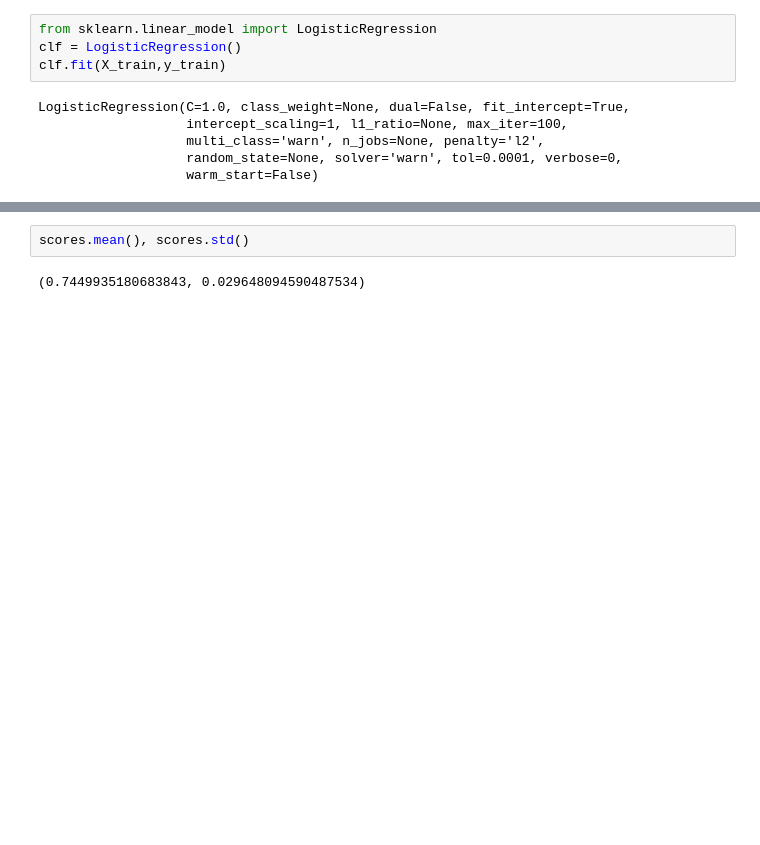
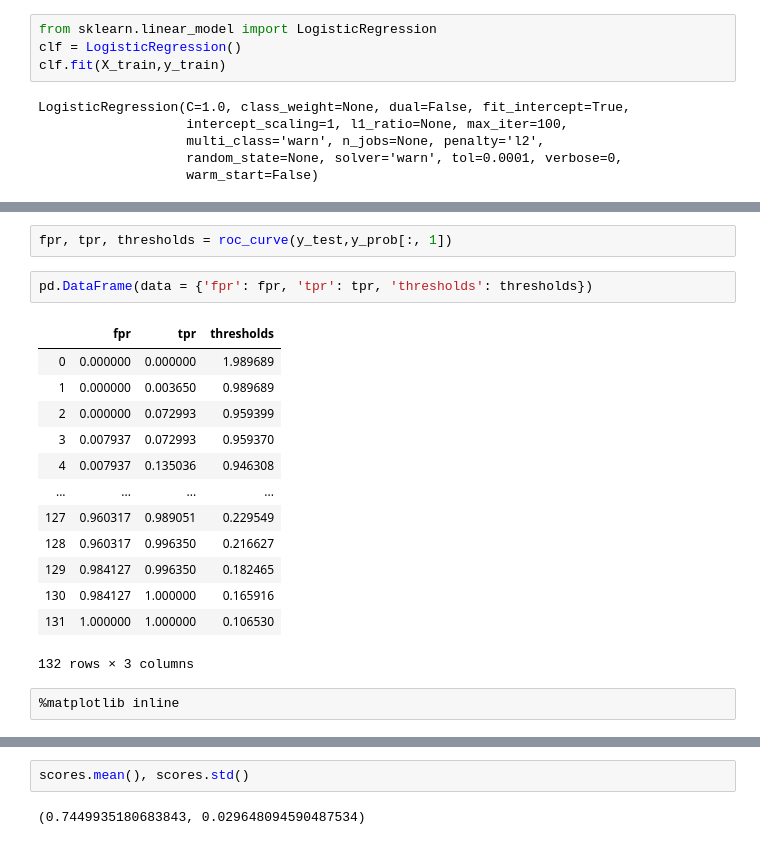
Before and after one commit to anqitu/adv-sklearn-training, a Jupyter notebook: exercises/exercises.ipynb, the cells around one changed output, grey strips where cells are left out. Cells and saved outputs as stored; diff of their text form; blank space fills up the shorter version.

```diff
--- a/exercises/exercises.ipynb
+++ b/exercises/exercises.ipynb
@@ -128,0 +203,20 @@ clf.score(X_test,y_test)
+# %%
+fpr, tpr, thresholds = roc_curve(y_test,y_prob[:, 1])
+# %%
+pd.DataFrame(data = {'fpr': fpr, 'tpr': tpr, 'thresholds': thresholds})
+# %% [output]
+|  | fpr | tpr | thresholds |
+| 0 | 0.000000 | 0.000000 | 1.989689 |
+| 1 | 0.000000 | 0.003650 | 0.989689 |
+| 2 | 0.000000 | 0.072993 | 0.959399 |
+| 3 | 0.007937 | 0.072993 | 0.959370 |
+| 4 | 0.007937 | 0.135036 | 0.946308 |
+| ... | ... | ... | ... |
+| 127 | 0.960317 | 0.989051 | 0.229549 |
+| 128 | 0.960317 | 0.996350 | 0.216627 |
+| 129 | 0.984127 | 0.996350 | 0.182465 |
+| 130 | 0.984127 | 1.000000 | 0.165916 |
+| 131 | 1.000000 | 1.000000 | 0.106530 |
+132 rows × 3 columns
+# %%
+%matplotlib inline
```
Also changed, not shown: parts of 29 cells of this notebook, 4 other files.
